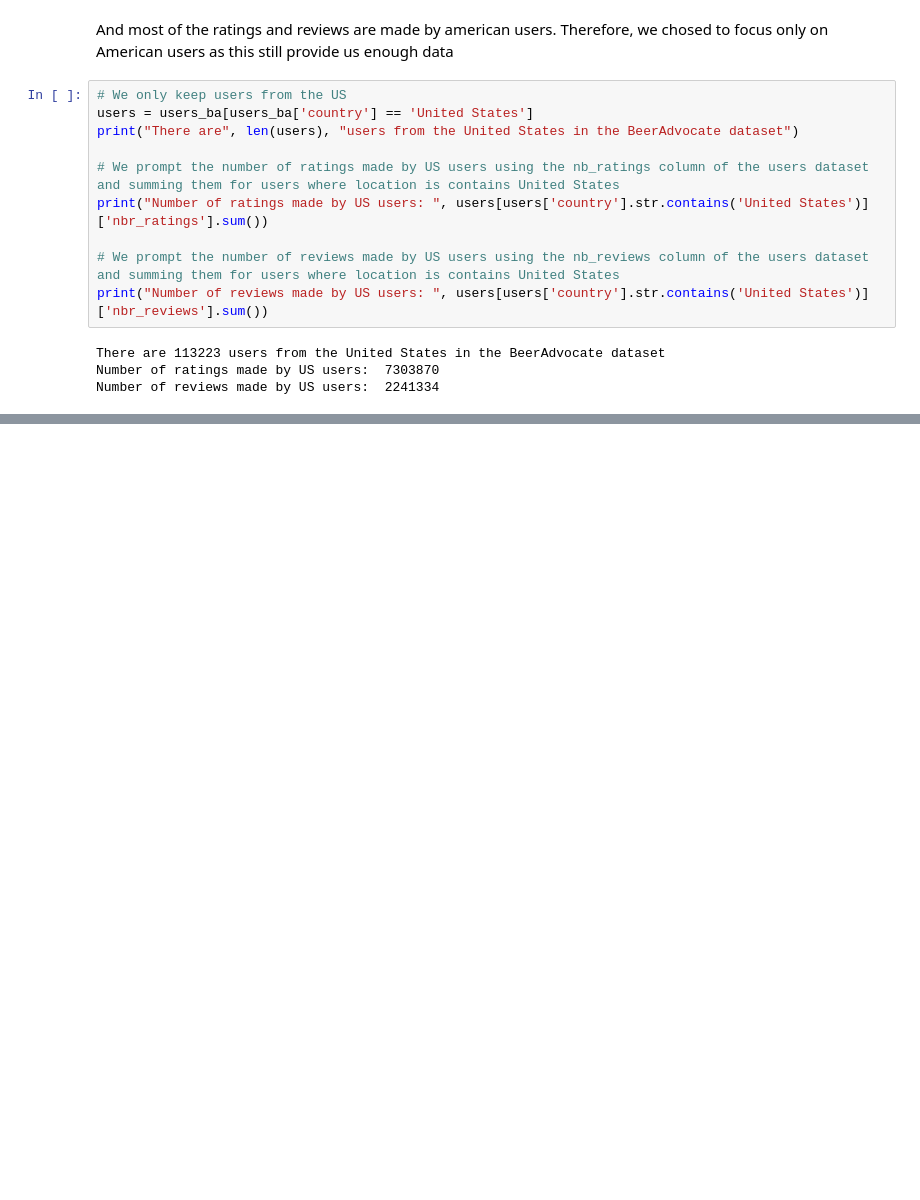
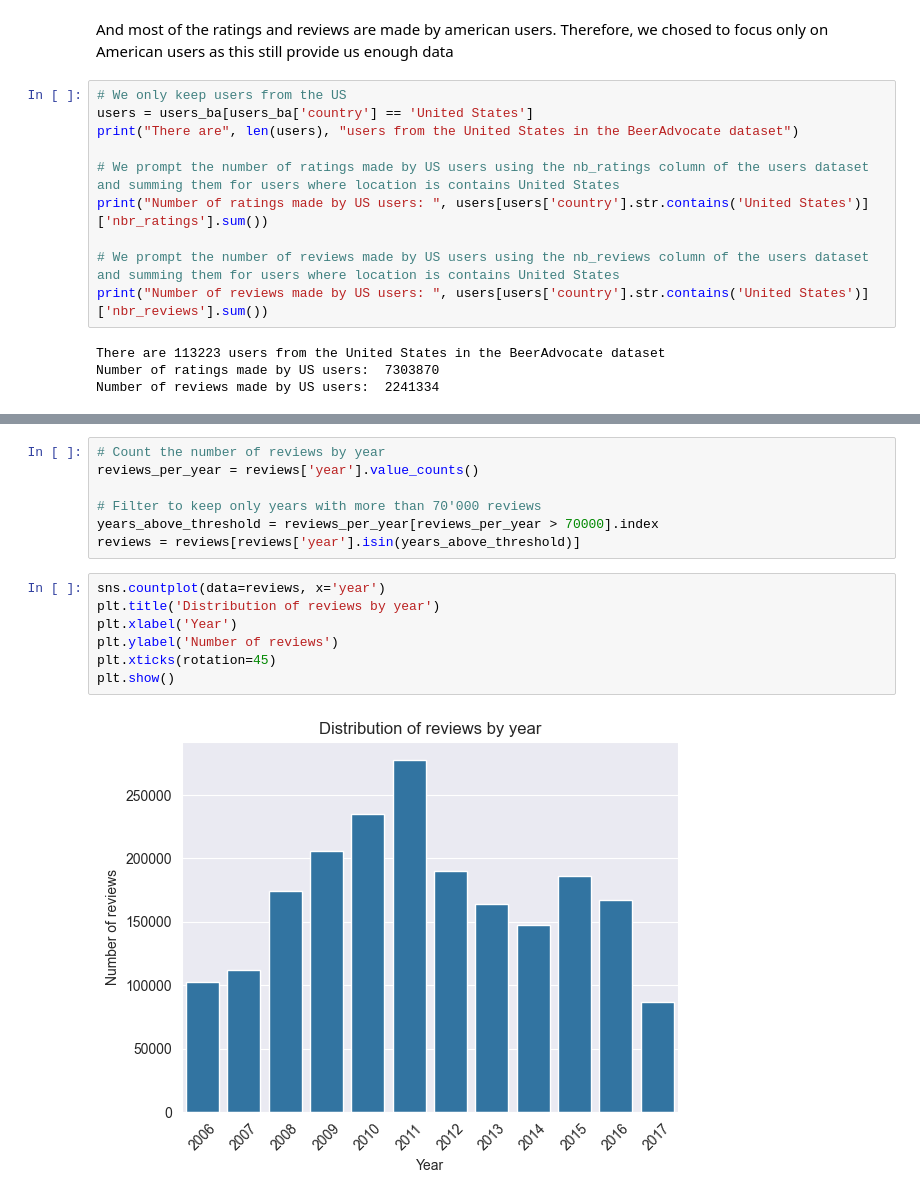
Before and after one commit to epfl-ada/ada-2024-project-databrewers, a Jupyter notebook: results.ipynb, the cells around one changed output, grey strips where cells are left out. Cells and saved outputs as stored; diff of their text form; blank space fills up the shorter version.

```diff
--- a/results.ipynb
+++ b/results.ipynb
@@ -297,0 +373,16 @@ Number of reviews made by US users:  2241334
+# %%
+# Count the number of reviews by year
+reviews_per_year = reviews['year'].value_counts()
+
+# Filter to keep only years with more than 70'000 reviews
+years_above_threshold = reviews_per_year[reviews_per_year > 70000].index
+reviews = reviews[reviews['year'].isin(years_above_threshold)]
+# %%
+sns.countplot(data=reviews, x='year')
+plt.title('Distribution of reviews by year')
+plt.xlabel('Year')
+plt.ylabel('Number of reviews')
+plt.xticks(rotation=45)
+plt.show()
+# %% [output]
+[figure, added]
```
Also changed, not shown: parts of 16 cells of this notebook.
